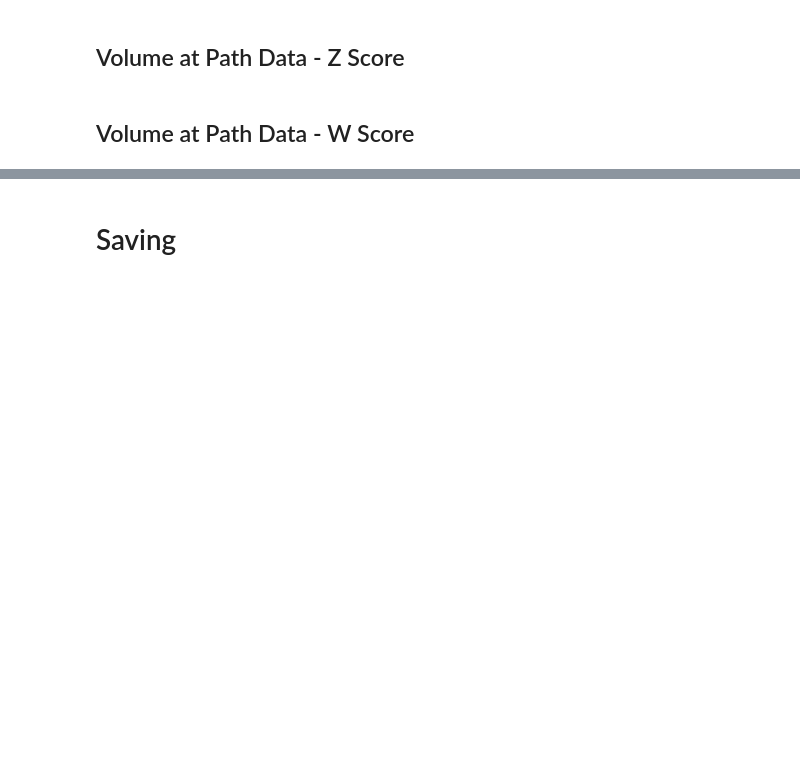
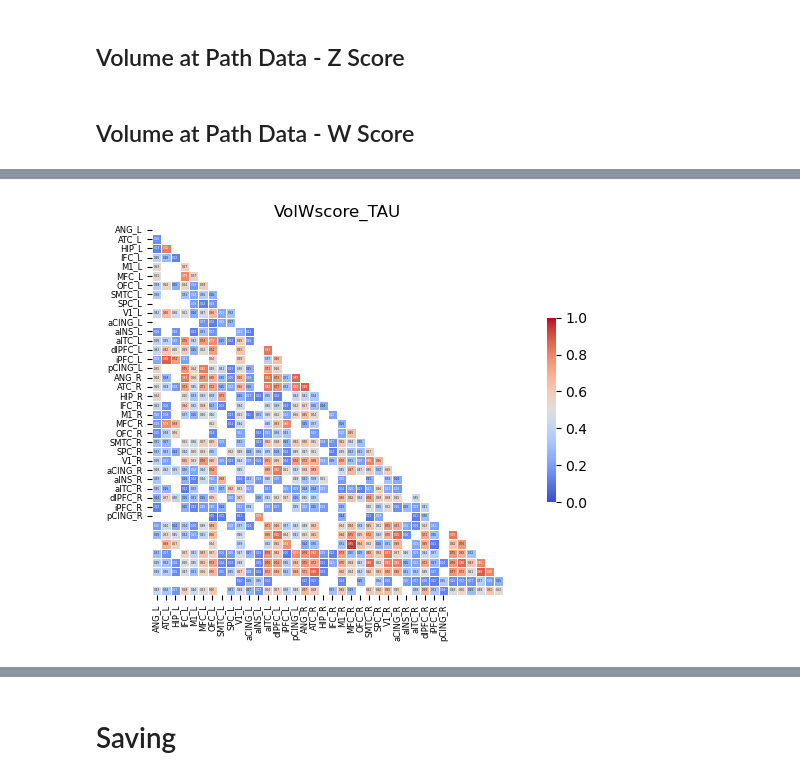
Before and after one commit to dontminchenit/mBIN, a Jupyter notebook: FTD_JupyterNotebook/Thickness_At_Pathology_Analysis/[2] Compute Thickness At Path Covariance Matrix.ipynb, the cells around one changed output, grey strips where cells are left out. Saved outputs shown, nothing was run; the diff lists cells and outputs as text; code cells hidden in the pictures; blank space fills up the shorter version.

```diff
--- a/FTD_JupyterNotebook/Thickness_At_Pathology_Analysis/[2] Compute Thickness At Path Covariance Matrix.ipynb
+++ b/FTD_JupyterNotebook/Thickness_At_Pathology_Analysis/[2] Compute Thickness At Path Covariance Matrix.ipynb
@@ -220,0 +246,6 @@ cov_volAtPath_w_dict = calCovMatDict(HCVolumeAtPath_w, TAUVolumeAtPath_w, TDPVol
+# %%
+viz.drawCovMatrix(cov_volAtPath_w_dict['TAU'], pathNames_TAU_Drop, pathNames_TAU_Drop, 'VolWscore_TAU',
+                  outputDir = thickAtPath_Fig,
+                  annot_fontsize = 2, tick_fontsize = 6, annot_bool = True, save=True)
+# %% [output]
+[figure, added]
```
Also changed, not shown: parts of 5 cells of this notebook, 43 other files.
